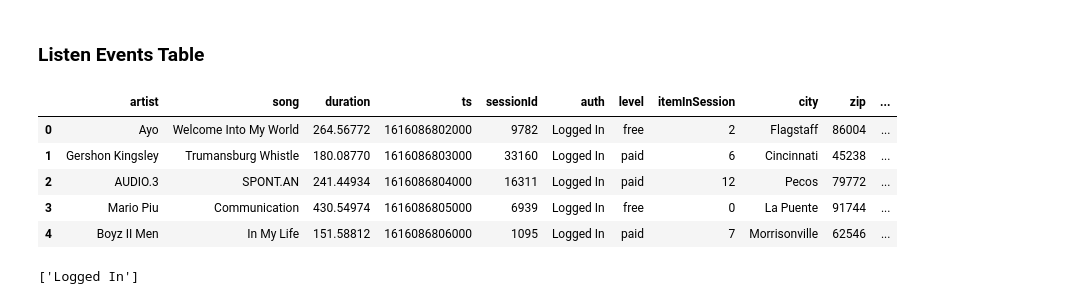
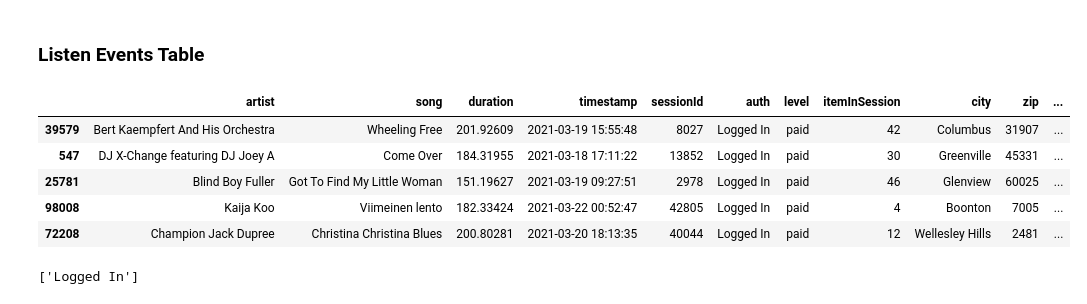
Before and after one commit to lupusruber/music_analytics, a Jupyter notebook: scripts/tests.ipynb, the cells around one changed output. Drawn from its saved outputs; the diff is of its cells as text; code cells hidden in the pictures.

```diff
--- a/scripts/tests.ipynb
+++ b/scripts/tests.ipynb
@@ -262,16 +271,19 @@ status_change.columns.tolist()
 # %%
 import pandas as pd
 
-df = pd.read_csv(
-    "/home/lupusruber/music_analytics/data/listen_events.csv", encoding="utf-8"
+listen_events = pd.read_csv(
+    r"/home/lupusruber/music_analytics/data/listen_events.csv", encoding="utf-8"
 )
-
-df.drop(["Unnamed: 0", "userAgent"], inplace=True, axis=1)
-df.head()
+listen_events.rename({"ts": "timestamp"}, axis=1, inplace=True)
+listen_events["timestamp"] = pd.to_datetime(listen_events["timestamp"], unit="ms")
+listen_events["registration"] = pd.to_datetime(listen_events["registration"], unit="ms")
+listen_events.drop(["Unnamed: 0", "userAgent"], inplace=True, axis=1)
-# %% [output]
-|  | artist | song | duration | ts | sessionId | auth | level | itemInSession | city | zip | ... |
-| 0 | Ayo | Welcome Into My World | 264.56772 | 1616086802000 | 9782 | Logged In | free | 2 | Flagstaff | 86004 | ... |
-| 1 | Gershon Kingsley | Trumansburg Whistle | 180.08770 | 1616086803000 | 33160 | Logged In | paid | 6 | Cincinnati | 45238 | ... |
-| 2 | AUDIO.3 | SPONT.AN | 241.44934 | 1616086804000 | 16311 | Logged In | paid | 12 | Pecos | 79772 | ... |
-| 3 | Mario Piu | Communication | 430.54974 | 1616086805000 | 6939 | Logged In | free | 0 | La Puente | 91744 | ... |
-| 4 | Boyz II Men | In My Life | 151.58812 | 1616086806000 | 1095 | Logged In | paid | 7 | Morrisonville | 62546 | ... |
+# %%
+listen_events.sample(5)
+# %% [output]
+|  | artist | song | duration | timestamp | sessionId | auth | level | itemInSession | city | zip | ... |
+| 39579 | Bert Kaempfert And His Orchestra | Wheeling Free | 201.92609 | 2021-03-19 15:55:48 | 8027 | Logged In | paid | 42 | Columbus | 31907 | ... |
+| 547 | DJ X-Change featuring DJ Joey A | Come Over | 184.31955 | 2021-03-18 17:11:22 | 13852 | Logged In | paid | 30 | Greenville | 45331 | ... |
+| 25781 | Blind Boy Fuller | Got To Find My Little Woman | 151.19627 | 2021-03-19 09:27:51 | 2978 | Logged In | paid | 46 | Glenview | 60025 | ... |
+| 98008 | Kaija Koo | Viimeinen lento | 182.33424 | 2021-03-22 00:52:47 | 42805 | Logged In | paid | 4 | Boonton | 7005 | ... |
+| 72208 | Champion Jack Dupree | Christina Christina Blues | 200.80281 | 2021-03-20 18:13:35 | 40044 | Logged In | paid | 12 | Wellesley Hills | 2481 | ... |
```
Also changed, not shown: parts of 11 cells of this notebook.
